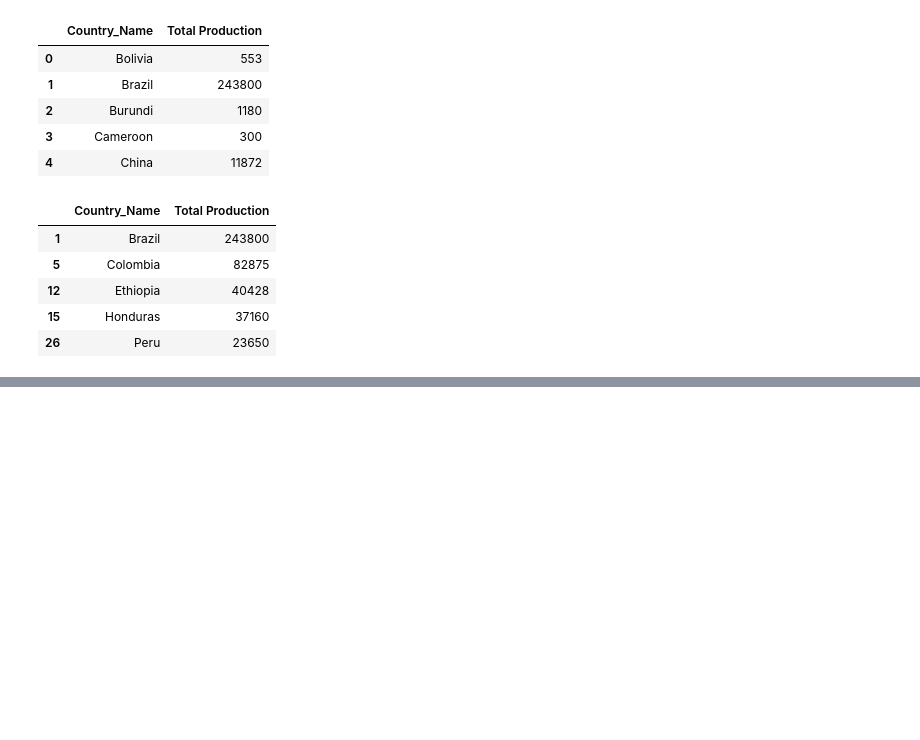
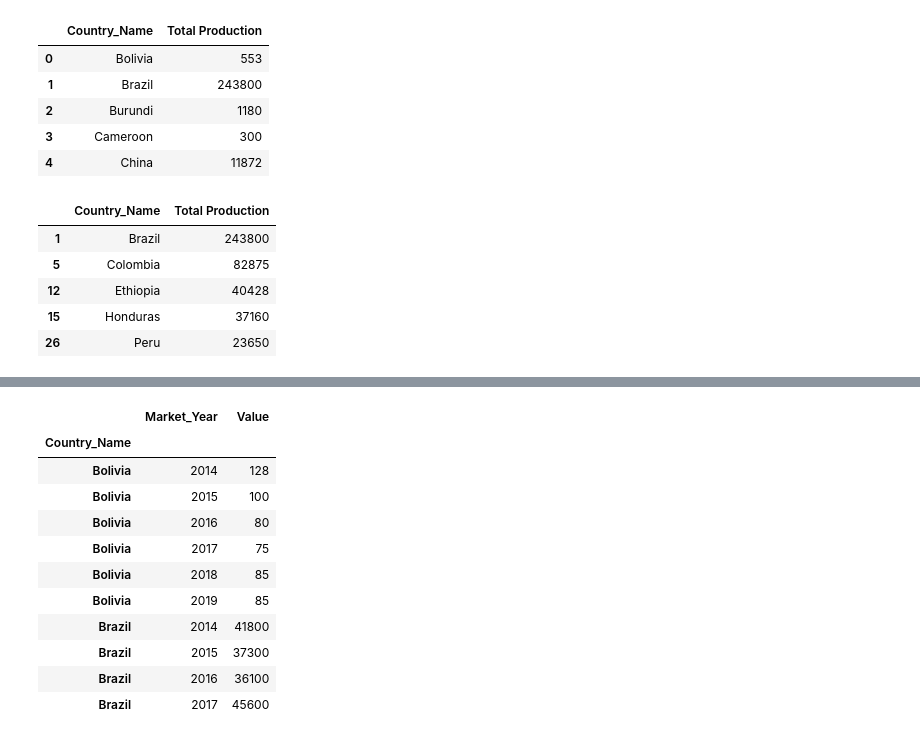
Before and after one commit to jgroth1/Project_1_Coffee_Price_Predictors, a Jupyter notebook: Coffee_Project.ipynb, the cells around one changed output, grey strips where cells are left out. Drawn from its saved outputs; the diff is of its cells as text; code cells hidden in the pictures; blank space fills up the shorter version.

```diff
--- a/Coffee_Project.ipynb
+++ b/Coffee_Project.ipynb
@@ -117,0 +120,3 @@ plt.show()
+# %%
+coffee_yearly_data = reduced_Coffee_data_df_ind.copy()
+coffee_yearly_data.head()
@@ -117,0 +130,19 @@ plt.show()
+# %%
+coffee_yearly_data_ind = coffee_yearly_data.set_index('Country_Name')
+# %%
+# Collect the years where data was collected
+years = coffee_yearly_data_ind.keys()
+coffee_yearly_data_ind.head(10)
+# %% [output]
+|  | Market_Year | Value |
+| Country_Name |  |  |
+| Bolivia | 2014 | 128 |
+| Bolivia | 2015 | 100 |
+| Bolivia | 2016 | 80 |
+| Bolivia | 2017 | 75 |
+| Bolivia | 2018 | 85 |
+| Bolivia | 2019 | 85 |
+| Brazil | 2014 | 41800 |
+| Brazil | 2015 | 37300 |
+| Brazil | 2016 | 36100 |
+| Brazil | 2017 | 45600 |
```
Also changed, not shown: parts of 5 cells of this notebook.
